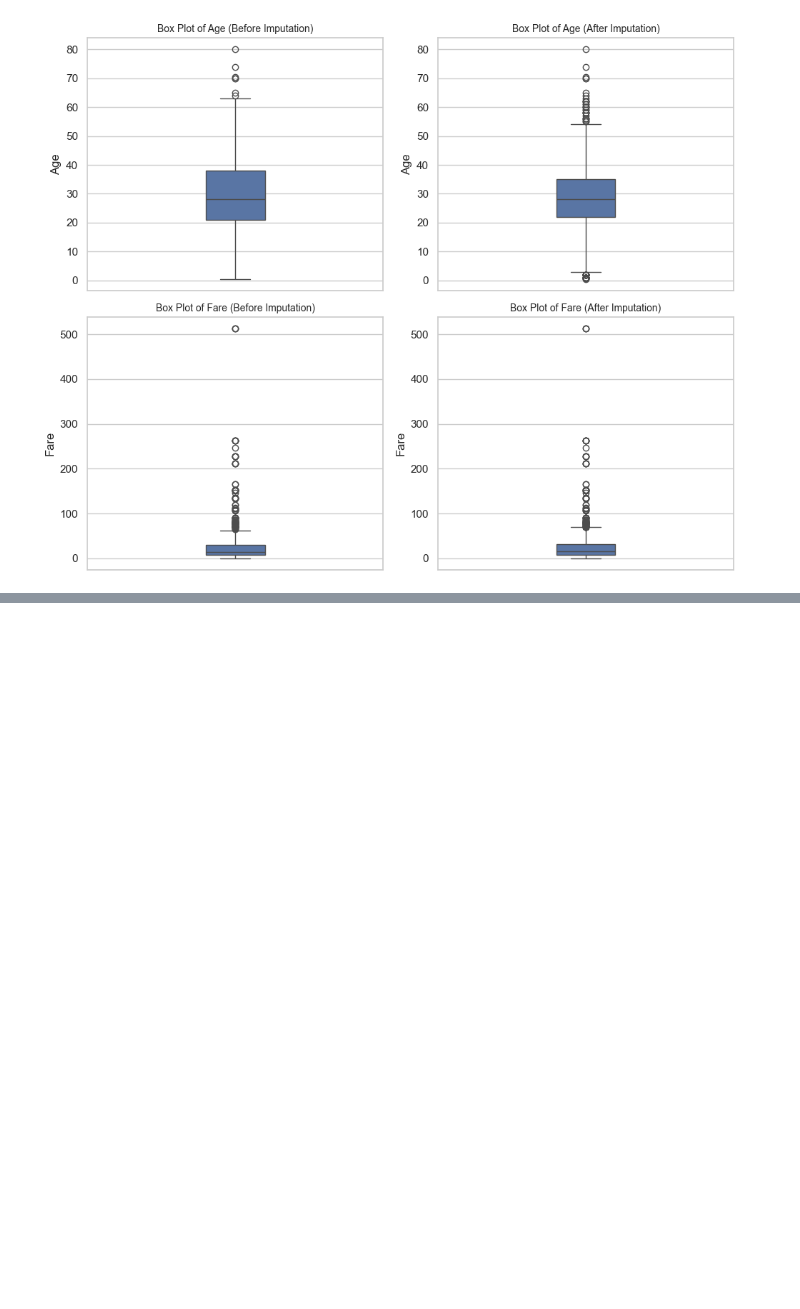
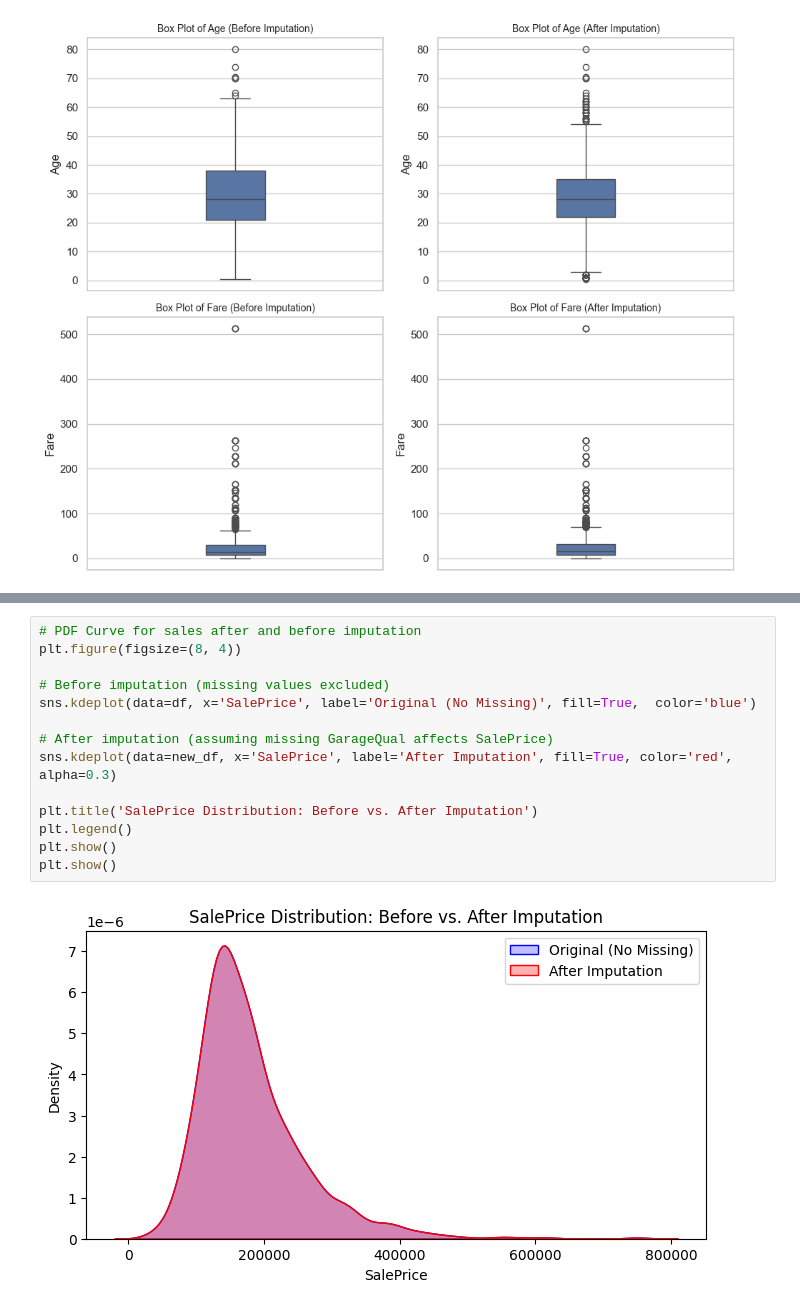
Before and after one commit to SumanGouda/Scikit-Learn-, a Jupyter notebook: DATA PROCESSING/Handling Missing Values.ipynb, the cells around one changed output, grey strips where cells are left out. Cells and saved outputs as stored; diff of their text form; blank space fills up the shorter version.

```diff
--- a/DATA PROCESSING/Handling Missing Values.ipynb
+++ b/DATA PROCESSING/Handling Missing Values.ipynb
@@ -103,0 +158,16 @@ plt.show()
+# %%
+# PDF Curve for sales after and before imputation
+plt.figure(figsize=(8, 4))
+
+# Before imputation (missing values excluded)
+sns.kdeplot(data=df, x='SalePrice', label='Original (No Missing)', fill=True,  color='blue')
+
+# After imputation (assuming missing GarageQual affects SalePrice)
+sns.kdeplot(data=new_df, x='SalePrice', label='After Imputation', fill=True, color='red', alpha=0.3)
+
+plt.title('SalePrice Distribution: Before vs. After Imputation')
+plt.legend()
+plt.show()
+plt.show()
+# %% [output]
+[figure, added]
```
Also changed, not shown: parts of 10 cells of this notebook.
